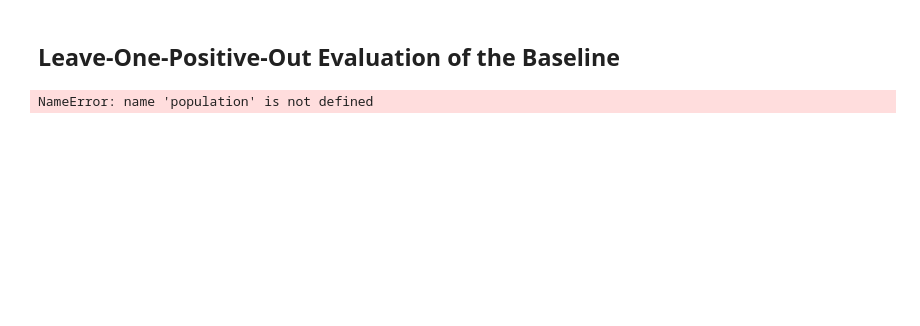
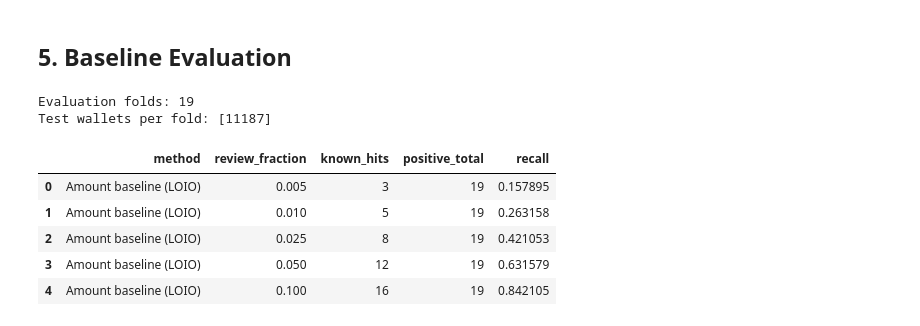
Before and after one commit to Freya-lyb/ucla_stat161, a Jupyter notebook: Amount_Baseline_and_Model_Comparison.ipynb, the cells around one changed output. Saved outputs shown, nothing was run; the diff lists cells and outputs as text; code cells hidden in the pictures; blank space fills up the shorter version.

```diff
--- a/Amount_Baseline_and_Model_Comparison.ipynb
+++ b/Amount_Baseline_and_Model_Comparison.ipynb
@@ -55,5 +78,5 @@ NameError: name 'population' is not defined
-# %% [markdown]
-## Leave-One-Positive-Out Evaluation of the Baseline
+# %% [markdown]
+## 5. Baseline Evaluation
 # %%
 import numpy as np
 import hashlib
@@ -66,34 +89,40 @@ spend = population.total_notional.to_numpy()
 wallet_ids = population.wallet.to_numpy()
 rng = np.random.default_rng(SPLIT_SEED)
 fold_rows = []
 for i in pos:
     test_unl = rng.choice(unl, size=len(unl) // 5, replace=False)
     spend_pct = float(np.mean(spend[test_unl] >= spend[i]))
     fold_rows.append(dict(
         insider=wallet_ids[i], spend_pct=spend_pct,
         test_unlabeled_count=len(test_unl), test_wallet_count=len(test_unl)+1,
         split_seed=SPLIT_SEED,
         test_unlabeled_indices_sha256=hashlib.sha256(
             test_unl.astype('<i8').tobytes()).hexdigest()))
 fold_results = pd.DataFrame(fold_rows)
 fold_results.to_csv(RESULT_DIR/'baseline_loio_per_wallet.csv', index=False)
 
 rows = []
 for fraction in [0.005, 0.01, 0.025, 0.05, 0.10]:
     hits = int((fold_results.spend_pct <= fraction).sum())
     rows.append(dict(method='Amount baseline (LOIO)', review_fraction=fraction,
                      known_hits=hits, positive_total=len(pos), recall=hits/len(pos)))
 summary = pd.DataFrame(rows)
 summary.to_csv(RESULT_DIR/'baseline_loio_summary.csv', index=False)
 metadata = dict(split_seed=SPLIT_SEED, bot_filter=False,
-                source_sha256=hashlib.sha256((ROOT/'data/wallet_features.csv').read_bytes()).hexdigest(),
+                source_sha256=hashlib.sha256(DATA_PATH.read_bytes()).hexdigest(),
                 population_size=len(population), known_positive_count=len(pos),
                 percentile_definition='mean(test_unlabeled_notional >= held_out_positive_notional)',
-                note='Matches Grad make_folds and spend_pct; PU models not run here.')
+                note='Amount baseline evaluated on the same test pools as the PU models.')
 (RESULT_DIR/'baseline_loio_metadata.json').write_text(json.dumps(metadata, indent=2))
 print('Evaluation folds:', len(fold_results))
 print('Test wallets per fold:', fold_results.test_wallet_count.unique())
 display(summary)
-display(fold_results[['insider','spend_pct','test_wallet_count']])
 # %% [output]
-NameError: name 'population' is not defined
+Evaluation folds: 19
+Test wallets per fold: [11187]
+|  | method | review_fraction | known_hits | positive_total | recall |
+| 0 | Amount baseline (LOIO) | 0.005 | 3 | 19 | 0.157895 |
+| 1 | Amount baseline (LOIO) | 0.010 | 5 | 19 | 0.263158 |
+| 2 | Amount baseline (LOIO) | 0.025 | 8 | 19 | 0.421053 |
+| 3 | Amount baseline (LOIO) | 0.050 | 12 | 19 | 0.631579 |
+| 4 | Amount baseline (LOIO) | 0.100 | 16 | 19 | 0.842105 |
```
Also changed, not shown: parts of 22 cells of this notebook, 2 other files.
